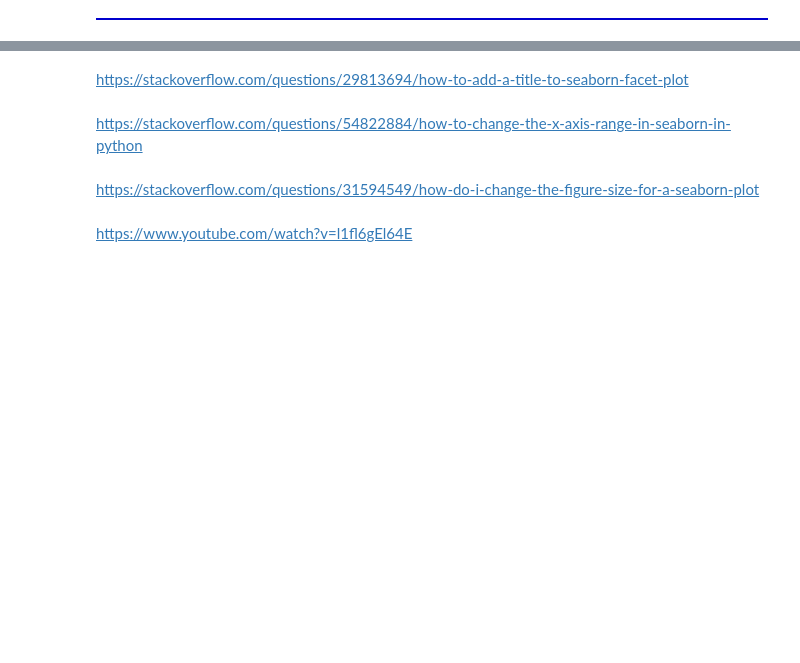
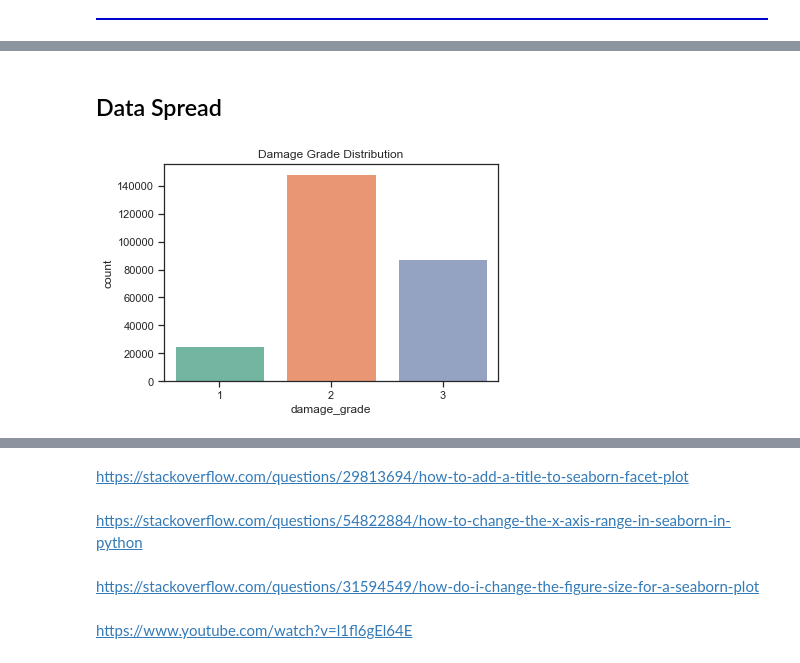
Before and after one commit to jshah39/DataSci, a Jupyter notebook: src/earthquake_combine.ipynb, the cells around one changed output, grey strips where cells are left out. Cells and saved outputs as stored; diff of their text form; code cells hidden in the pictures; blank space fills up the shorter version.

```diff
--- a/src/earthquake_combine.ipynb
+++ b/src/earthquake_combine.ipynb
@@ -921,0 +974,24 @@ https://stackoverflow.com/questions/19746350/how-does-one-change-color-in-markdo
+# %%
+# Importing new libraries for further analysis
+from scipy.stats.mstats import winsorize
+from sklearn.metrics import f1_score as score #Scoring metric for the competition
+from sklearn.metrics import confusion_matrix
+from sklearn.ensemble import RandomForestClassifier
+from sklearn.model_selection import train_test_split, GridSearchCV
+from sklearn.tree import DecisionTreeClassifier
+import time
+import warnings
+
+warnings.filterwarnings("ignore")
+pd.set_option("display.max_columns",None)
+pd.set_option("display.max_rows",None)
+sb.set_palette("Set2")
+sb.set_style("ticks")
+# %% [markdown]
+## Data Spread
+# %%
+sb.countplot(x="damage_grade", data=labels)
+plt.title("Damage Grade Distribution")
+plt.show()
+# %% [output]
+[figure, added]
```
Also changed, not shown: parts of 52 cells of this notebook.
